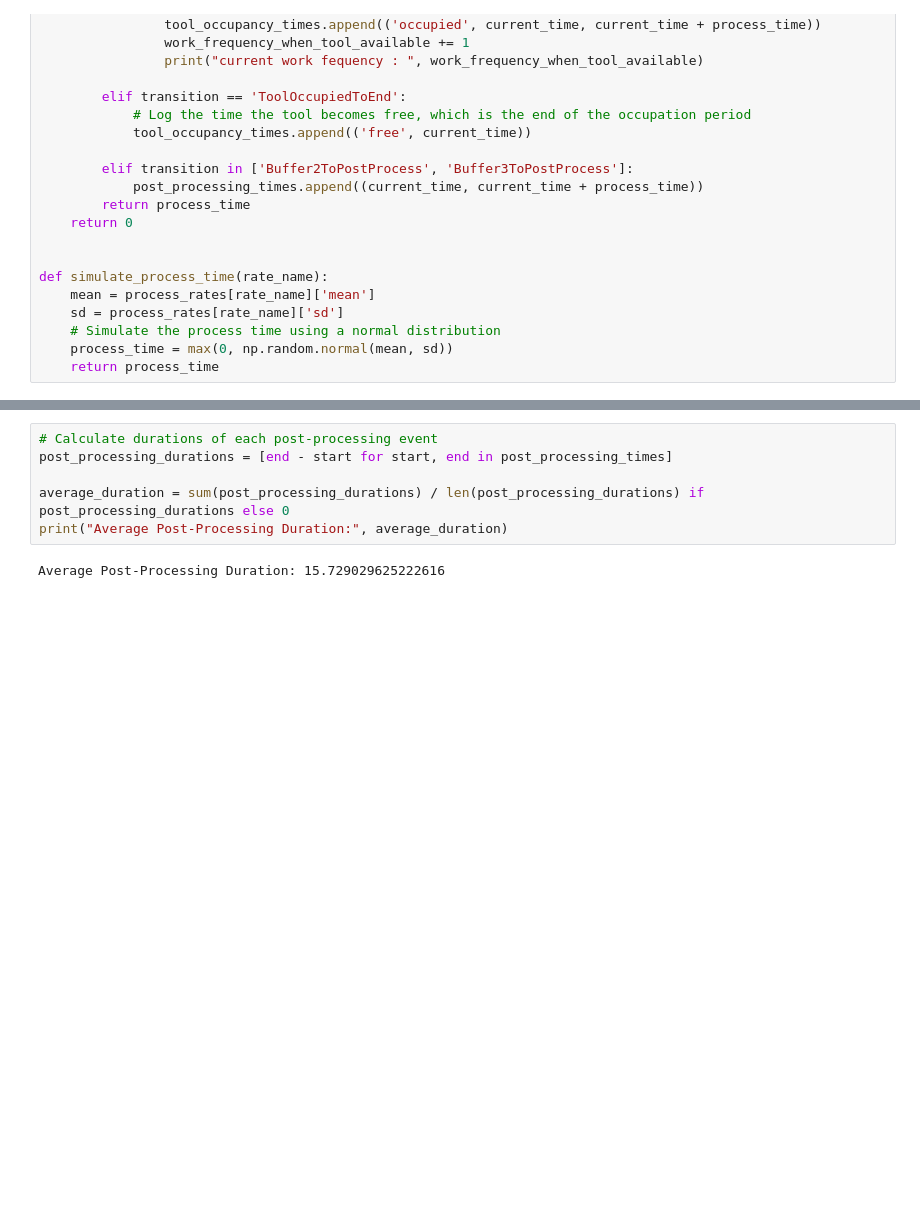
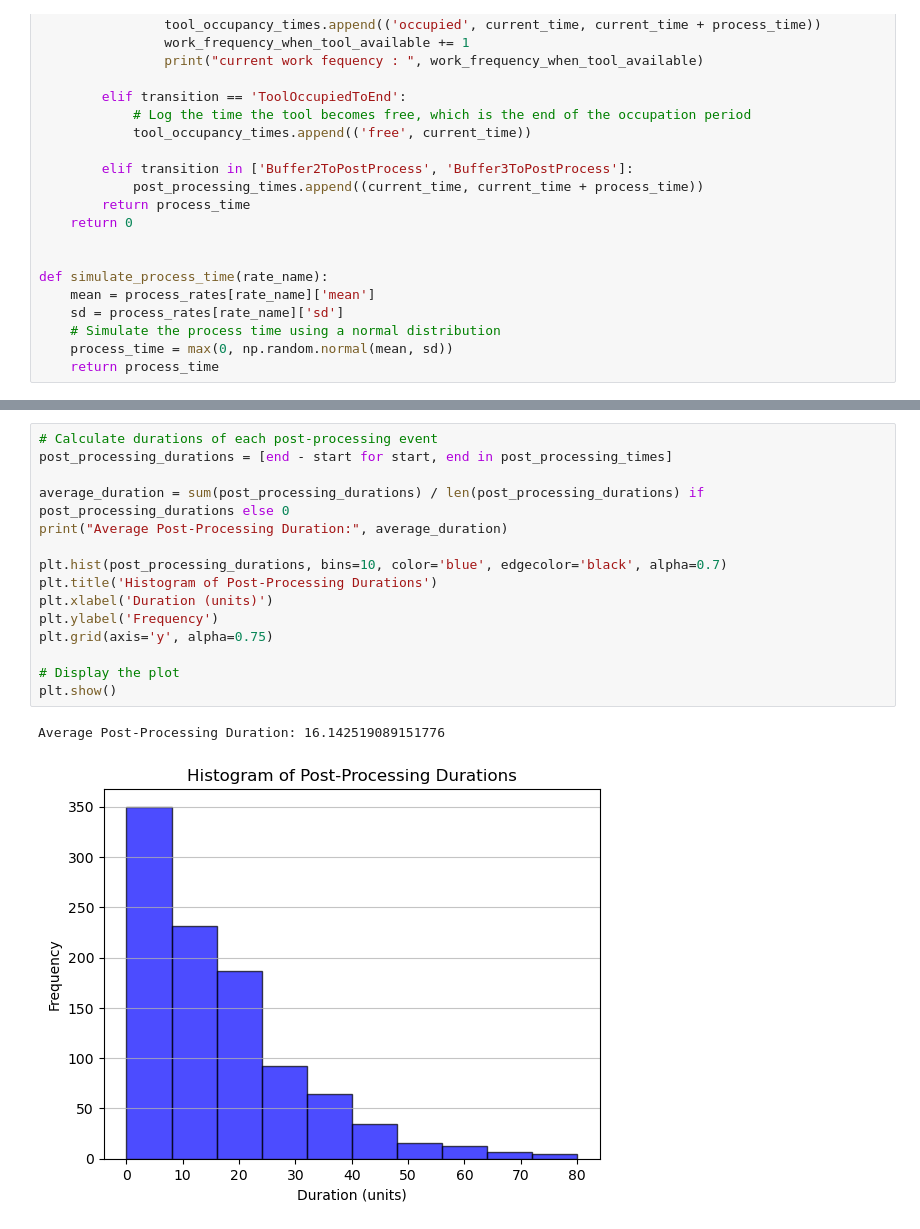
Before and after one commit to mmhungry/cpr_project, a Jupyter notebook: woodplank.ipynb, the cells around one changed output, grey strips where cells are left out. Saved outputs shown, nothing was run; the diff lists cells and outputs as text; blank space fills up the shorter version.

Commit message:
add post-process duration histogram

```diff
--- a/woodplank.ipynb
+++ b/woodplank.ipynb
@@ -241,11 +259,21 @@ plt.show()
 # %%
 # Calculate durations of each post-processing event
 post_processing_durations = [end - start for start, end in post_processing_times]
 
 average_duration = sum(post_processing_durations) / len(post_processing_durations) if post_processing_durations else 0
 print("Average Post-Processing Duration:", average_duration)
+
+plt.hist(post_processing_durations, bins=10, color='blue', edgecolor='black', alpha=0.7)
+plt.title('Histogram of Post-Processing Durations')
+plt.xlabel('Duration (units)')
+plt.ylabel('Frequency')
+plt.grid(axis='y', alpha=0.75)
+
+# Display the plot
+plt.show()
 # %% [output]
-Average Post-Processing Duration: 15.729029625222616
+Average Post-Processing Duration: 16.142519089151776
+[figure, added]
 # %%
 tool_unavailable_durations = []
 
```
Also changed, not shown: parts of 8 cells of this notebook.
